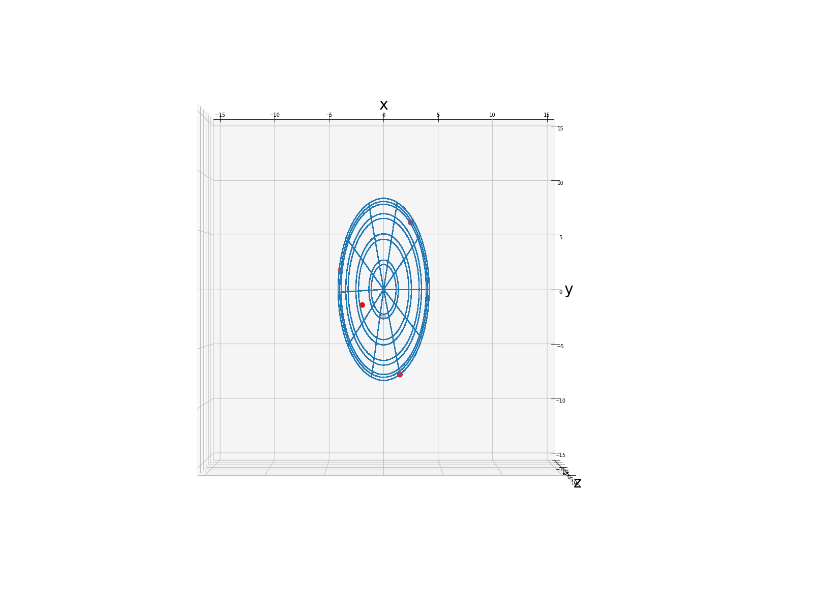
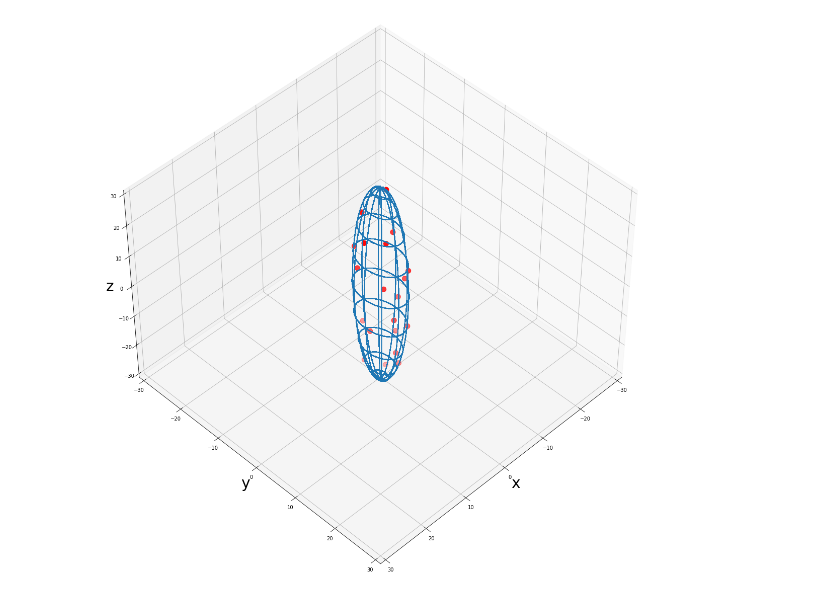
Before and after one commit to YasuThompson/managing_grape_datasets, a Jupyter notebook: grape_whole_bunch_noised.ipynb, the cells around one changed output. Cells and saved outputs as stored; diff of their text form; code cells hidden in the pictures.

```diff
--- a/grape_whole_bunch_noised.ipynb
+++ b/grape_whole_bunch_noised.ipynb
@@ -177,8 +210,8 @@ def make_grape_stem(number_of_random_points, interval):
 
     #alpha, beta = 1, 1
 
-    radius = 20
-    radius_list = np.array([0.2, 0.4, 0.6])*radius
+    radius = 40
+    radius_list = np.array([0.1, 0.15, 0.8])*radius
 
     u = np.linspace(0, 2*np.pi, 100)
     v = np.linspace(0 ,np.pi, 100)
@@ -218,13 +251,16 @@ def make_grape_stem(number_of_random_points, interval):
     return random_normal_coordinates, x, y, z
 # %%
 number_of_random_points = 20
-interval = 10
+interval = 5
 small_bunch_list, x, y, z = make_grape_stem(number_of_random_points, interval)
 ellipsoid_stem = ellipsoid(if_draw=True)
 ellipsoid_stem.draw_film(x, y, z, small_bunch_list)
-ellipsoid_stem.show(grid_range, elev=90, azim=-90)
+grid_range = 30
+
+
+ellipsoid_stem.show(grid_range)
 # %% [output]
-[figure, old version]
+[figure, new version]
 # %%
 
 ellipsoid_test = ellipsoid(if_draw=True)
```
Also changed, not shown: parts of 7 cells of this notebook.
